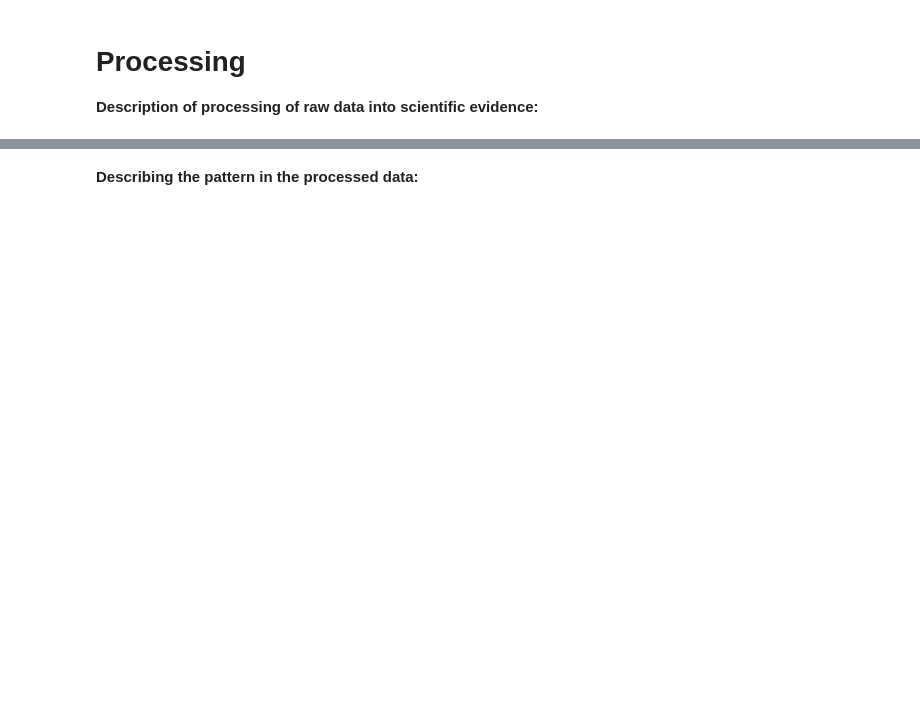
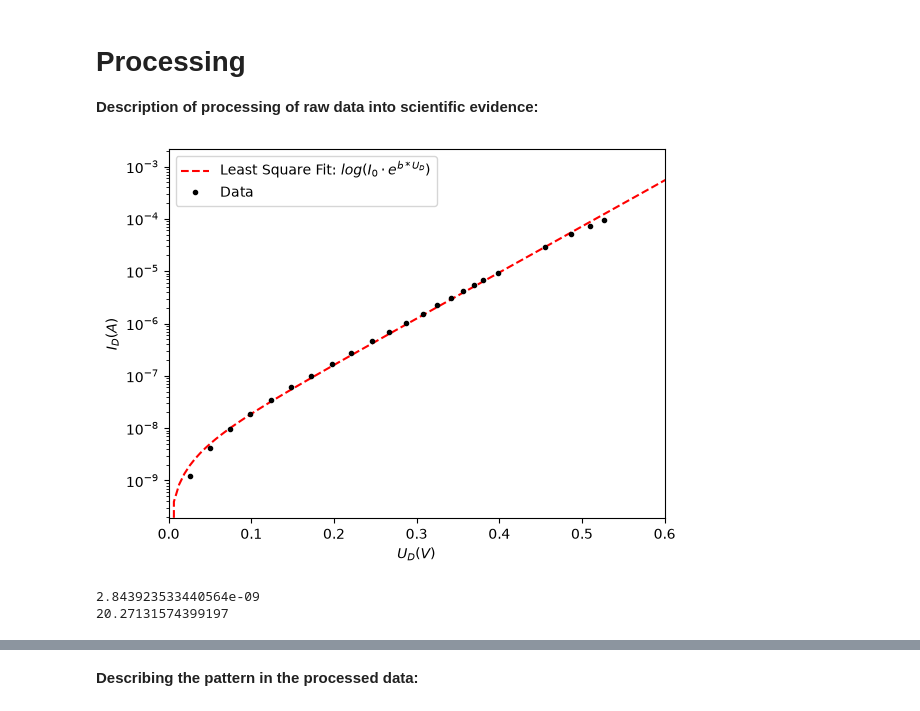
Before and after one commit to Sietse6812953/Boltzmann-Lab, a Jupyter notebook: BM_labjournaal.ipynb, the cells around one changed output, grey strips where cells are left out. Drawn from its saved outputs; the diff is of its cells as text; code cells hidden in the pictures; blank space fills up the shorter version.

```diff
--- a/BM_labjournaal.ipynb
+++ b/BM_labjournaal.ipynb
@@ -41,0 +45,7 @@ from scipy.optimize import curve_fit
+# %%
+# Measurements:
+UB = np.array([0.1030,0.2022,0.3006,0.3997,0.5009,0.6000,0.6995,0.8030,0.9006,1.01,1.1021,1.985,2.9911,4.0030,5.0129,5.9948,1.1994,1.3005,1.4006,1.5000,1.7024,1.6004,1.8030]) #spanningmeter lezing van de bron (in volt)
+UR1 = np.array([0.000012,0.000042,0.000097,0.000190,0.000347,0.0006,0.001012,0.001695,0.002721,0.004555,0.006782,0.094,0.2866,0.5063,0.7346,0.9609,0.010382,0.01552,0.022305,0.030810,0.053565,0.041247,0.067100]) #spanningmeter lezing van de resistor (in volt)
+R1 = 10e3 # Resistor 1 (in ohms)
+R3 = 330 # Resistor 3 (in ohms)
+R2 = 1000 # Resistor 2 (in ohms)
@@ -50,0 +58,33 @@ from scipy.optimize import curve_fit
+# %%
+#Data processing and analysis:
+UD = [] #Spanning over de diode
+for i in range(len(UB)):
+    UD = np.append(UD,(R3/(R3+R2)*UB[i]-UR1[i])) # Spanning over de spanningsverdeler - spanning over weerstand 1
+
+ID = [] #Stroom over de diode
+for i in range(len(UB)):
+    ID = np.append(ID,(UR1[i]/R1)) # De setup is parallel, dus de stroom over weerstand 1 is de stroom over de diode
+# %%
+#Data processing and analysis:
+#Plotten om b te vinden (nodig om de onzekerheid uit te rekenen):
+
+xtest = np.linspace(0,np.max(UD)*1.2,100)
+def funcfit(x,a,b):
+    return np.log(a *( np.e**(b*x) - 1)) #a = I0 en b = -q/(n*k_b*T), log genomen om het te linearizeren
+
+val, cov = curve_fit(funcfit,UD,np.log(ID),p0=(3.5e-9,19),maxfev=100000) #p0 waardes gevonden via handfitten en wat berekeningen
+
+plt.semilogy(xtest,np.e**funcfit(xtest,*val),'r--',label = "Least Square Fit: $log(I_0 \\cdot e^{b*U_D})$",markersize=0.5) #curvefit plot, macht e gebruikt ook voor linearizate
+plt.semilogy(UD,ID,'k.', label = "Data") #Data plot
+plt.ylabel("$I_D (A)$")
+plt.xlabel("$U_D (V)$")
+plt.legend()
+plt.savefig("Least_Square_Fit_BU.png", dpi = 367)
+plt.xlim(0,0.6)
+plt.show()
+print(val[0])
+print(val[1])
+# %% [output]
+[figure, added]
+2.843923533440564e-09
+20.27131574399197
```
Also changed, not shown: parts of 15 cells of this notebook, 1 other file.
